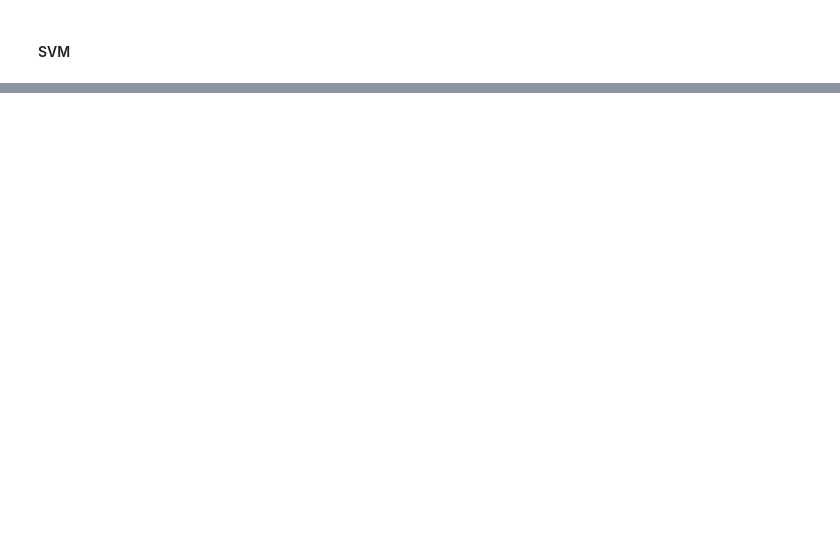
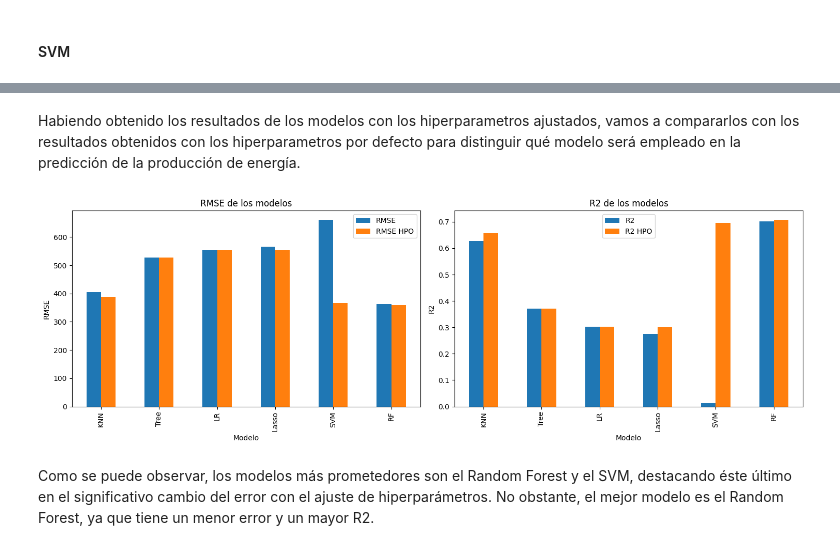
Before and after one commit to seniorbeto/Grupo04_Practica1, a Jupyter notebook: Notebook_1.ipynb, the cells around one changed output, grey strips where cells are left out. Cells and saved outputs as stored; diff of their text form; code cells hidden in the pictures; blank space fills up the shorter version.

Commit message:
Ajuste de hiperparámetros y más cosillas

```diff
--- a/Notebook_1.ipynb
+++ b/Notebook_1.ipynb
@@ -622,9 +771,15 @@ grid_search.fit(X_train, y_train)
 
 print("Mejores hiperparámetros encontrados:")
 print(grid_search.best_params_)
+
+# Calcular métricas
+best_model = grid_search.best_estimator_
+y_test_pred = best_model.predict(X_test)
 print("Evaluacion externa:")
-print("rmse = ", np.sqrt(-grid_search.score(X_test, y_test)))
-print("r2 = ", grid_search.best_estimator_.score(X_test, y_test))
+rmse_lasso_hpo = np.sqrt(metrics.mean_squared_error(y_test, y_test_pred))
+r2_lasso_hpo = best_model.score(X_test, y_test)
+print(f"RMSE: {rmse_lasso_hpo}")
+print(f"R2: {r2_lasso_hpo}")
 # %% [output]
 Mejores hiperparámetros encontrados:
 {'regresor__alpha': 0.01}
@@ -647,9 +802,15 @@ grid_search.fit(X_train, y_train)
 
 print("Mejores hiperparámetros encontrados:")
 print(grid_search.best_params_)
+
+# Calular métricas
+best_model = grid_search.best_estimator_
+y_test_pred = best_model.predict(X_test)
 print("Evaluacion externa:")
-print("rmse = ", np.sqrt(-grid_search.score(X_test, y_test)))
-print("r2 = ", grid_search.best_estimator_.score(X_test, y_test))
+rmse_svm_hpo = np.sqrt(metrics.mean_squared_error(y_test, y_test_pred))
+r2_svm_hpo = best_model.score(X_test, y_test)
+print(f"RMSE: {rmse_svm_hpo}")
+print(f"R2: {r2_svm_hpo}")
 # %% [output]
 Mejores hiperparámetros encontrados:
 {'regresor__C': 10000.0, 'regresor__gamma': 1.0}
@@ -670,0 +853,40 @@ Name: energy, dtype: float64
+# %% [markdown]
+Habiendo obtenido los resultados de los modelos con los hiperparametros ajustados, vamos a compararlos con los resultados obtenidos con los hiperparametros por defecto para distinguir qué modelo será empleado en la predicción de la producción de energía.
+# %%
+# Graficaremos los resultados de los modelos con los hiperparametros ajustados y los hiperparametros por defecto
+
+# RMSE
+rmse = [rmse_knn, rmse_tree, rmse_lr, rmse_lasso, rmse_svm, rmse_rf]
+rmse_hpo = [rmse_knn_hpo, rmse_tree, rmse_lr_hpo, rmse_lasso_hpo, rmse_svm_hpo, rmse_rf_hpo]
+
+# R2
+r2 = [r2_knn, r2_tree, r2_lr, r2_lasso, r2_svm, r2_rf]
+r2_hpo = [r2_knn_hpo, r2_tree, r2_lr_hpo, r2_lasso_hpo, r2_svm_hpo, r2_rf_hpo]
+
+# Crear un DataFrame con los resultados
+results = pd.DataFrame({
+    'RMSE': rmse,
+    'RMSE HPO': rmse_hpo,
+    'R2': r2,
+    'R2 HPO': r2_hpo
+}, index=['KNN', 'Tree', 'LR', 'Lasso', 'SVM', 'RF'])
+
+# Graficar los resultados
+fig, axs = plt.subplots(1, 2, figsize=(15, 5))
+
+results[['RMSE', 'RMSE HPO']].plot(kind='bar', ax=axs[0])
+axs[0].set_title('RMSE de los modelos')
+axs[0].set_ylabel('RMSE')
+axs[0].set_xlabel('Modelo')
+
+results[['R2', 'R2 HPO']].plot(kind='bar', ax=axs[1])
+axs[1].set_title('R2 de los modelos')
+axs[1].set_ylabel('R2')
+axs[1].set_xlabel('Modelo')
+
+plt.tight_layout()
+plt.show()
+# %% [output]
+[figure, added]
+# %% [markdown]
+Como se puede observar, los modelos más prometedores son el Random Forest y el SVM, destacando éste último en el significativo cambio del error con el ajuste de hiperparámetros. No obstante, el mejor modelo es el Random Forest, ya que tiene un menor error y un mayor R2.
```
Also changed, not shown: parts of 25 cells of this notebook.
